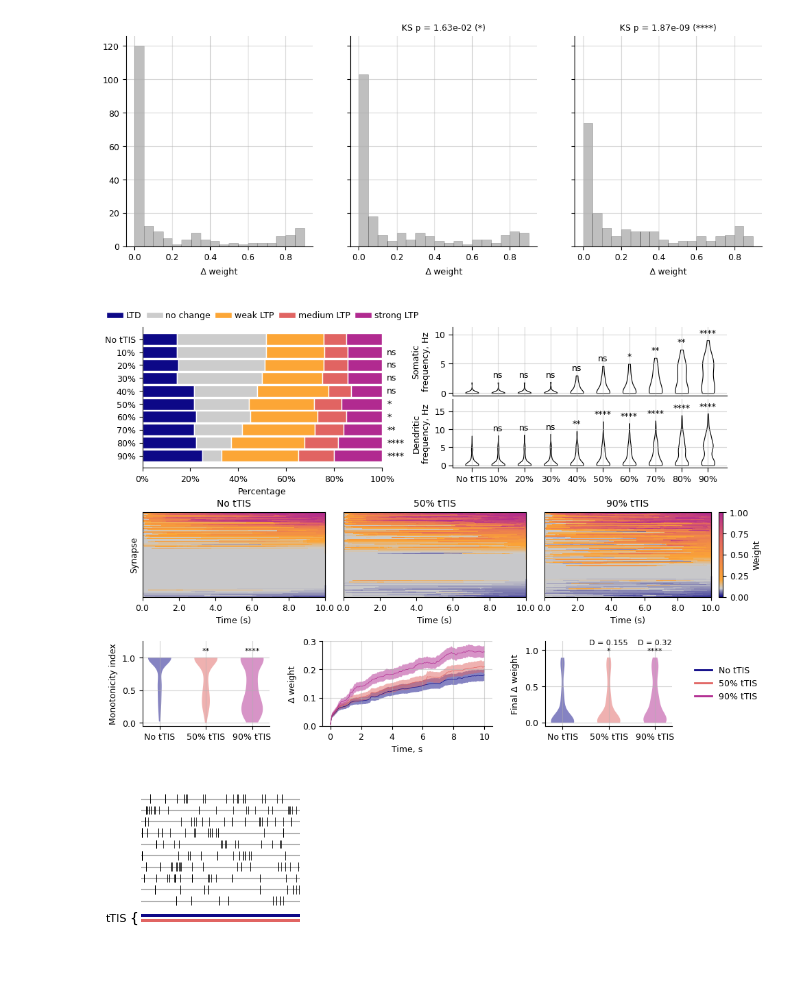
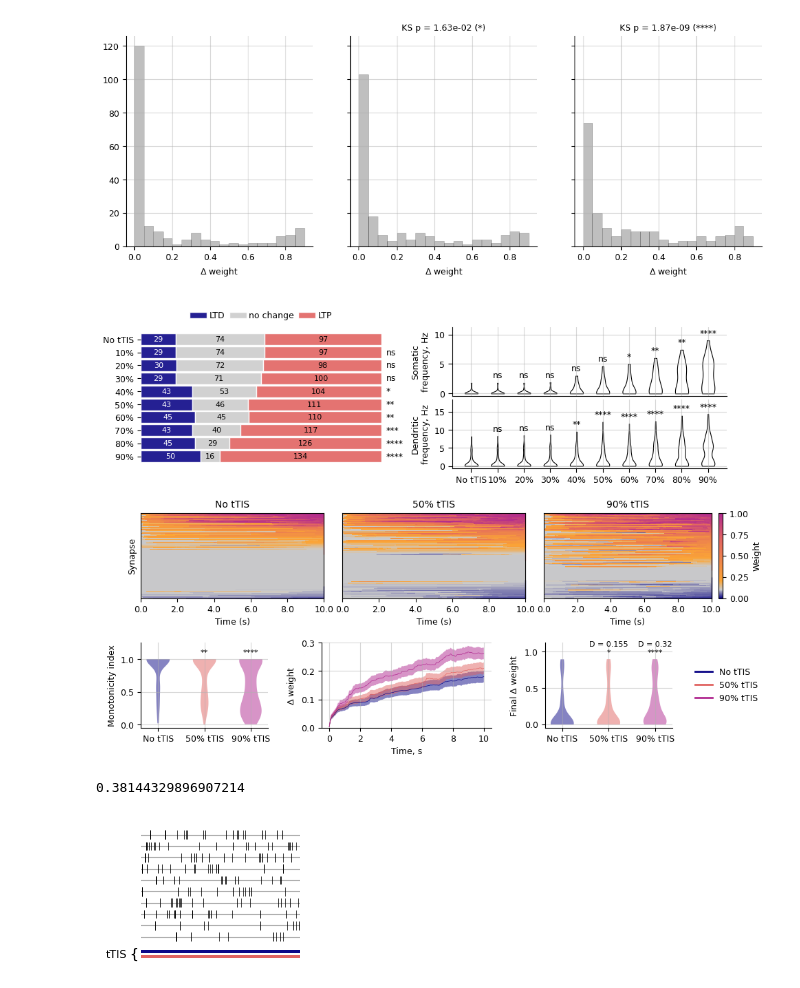
Before and after one commit to kerseviciute/temporal-interference, a Jupyter notebook: thesis/figure-results_poisson-1000-5.ipynb, the cells around one changed output. Saved outputs shown, nothing was run; the diff lists cells and outputs as text; code cells hidden in the pictures.

```diff
--- a/thesis/figure-results_poisson-1000-5.ipynb
+++ b/thesis/figure-results_poisson-1000-5.ipynb
@@ -630,9 +636,10 @@ group_props = (
 order = [
   "LTD",
   "no change",
-  "weak LTP",
-  "medium LTP",
-  "strong LTP"
+  "LTP"
+  # "weak LTP",
+  # "medium LTP",
+  # "strong LTP"
 ]
 
 pivot = group_props.pivot(index = "Amplitude", columns = "Category", values = "Proportion")
@@ -648,7 +655,7 @@ left = [0] * len(pivot.index)
 
 for group in order:
     values = pivot[group].values
-    ax.barh(
+    bars = ax.barh(
         y_pos,
         values,
         left=left,
@@ -656,9 +663,28 @@ for group in order:
         edgecolor="white",
         linewidth=1,
         height=0.9,
-        label=group
+        label=group,
+        alpha = 0.9
     )
     left = [l + v for l, v in zip(left, values)]
+
+    # annotate percentages
+
+    for bar, v in zip(bars, values):
+        if v > 0:  # avoid clutter for zero values
+            if group == "LTD":
+                text_col = "white"
+            else:
+                text_col = "black"
+            ax.text(
+                bar.get_x() + bar.get_width() / 2,
+                bar.get_y() + bar.get_height() / 2,
+                f"{v * 200:.0f}",
+                ha="center",
+                va="center",
+                fontsize=8,
+                c = text_col
+            )
 
 # place significance on the RIGHT side instead of inside tick labels
 
@@ -686,9 +712,10 @@ for y, label in zip(y_pos, pivot.index):
 # extend xlim so text is visible
 ax.set_xlim(0, x_max * 1.15)
 
-ax.set_xlabel("Percentage")
+ax.set_xlabel("")
+ax.tick_params(bottom = False, labelbottom = False)
 ax.set_xlim(0, 1)
-ax.xaxis.set_major_formatter(PercentFormatter(1.0))
+# ax.xaxis.set_major_formatter(PercentFormatter(1.0))
 
 # invert so first rows appear at top
 ax.invert_yaxis()
@@ -704,7 +731,9 @@ ax.legend(
 )
 
 ax.spines["top"].set_visible(False)
+ax.spines["bottom"].set_visible(False)
 ax.spines["right"].set_visible(False)
+ax.spines["left"].set_visible(False)
 
 #################### FIRING FREQUENCY
 
@@ -907,35 +936,41 @@ for stimulation in selected_stimulations.keys():
     label = label,
     color = colors[stimulation],
     window = 2500,
     ax = ax_r3_1
   )
 
 plot_violin_plots(monotonicity, colors, label = "Monotonicity index", test = "mannwhitney", show_stat = False, ax = ax_r3_2)
 
 weight_change = { stim: np.abs(final_weights[final_weights["Amplitude"] == label]["Weight"].values - 0.1) for stim, label in selected_stimulations.items() }
 plot_violin_plots(weight_change, colors, label = r"Final $\Delta$ weight", test = "KS", show_stat = True, ax = ax_r3_3)
 
 ### Only legend
 ax_r3_4.axis("off")
 
 # create legend with thicker lines and no frame
 handles, labels = ax_r3_1.get_legend_handles_labels()
 
 legend = ax_r3_4.legend(
     handles,
     labels,
     loc="center",
     frameon=False,
     handlelength=2
 )
 
 # increase line thickness in legend
 for line in legend.get_lines():
     line.set_linewidth(2)
 
-plt.savefig("figure-results_poisson-1000-5.png", dpi=300, bbox_inches="tight")
+# plt.savefig("figure-results_poisson-1000-5.png", dpi=300, bbox_inches="tight")
+plt.show()
 # %% [output]
-[figure, old version]
+[figure, new version]
+# %%
+(50 - 29) / 29
+(134 - 97) / 97
+# %% [output]
+0.38144329896907214
 # %%
 ## Additional stuff
 # %%
```
Also changed, not shown: parts of 10 cells of this notebook.
